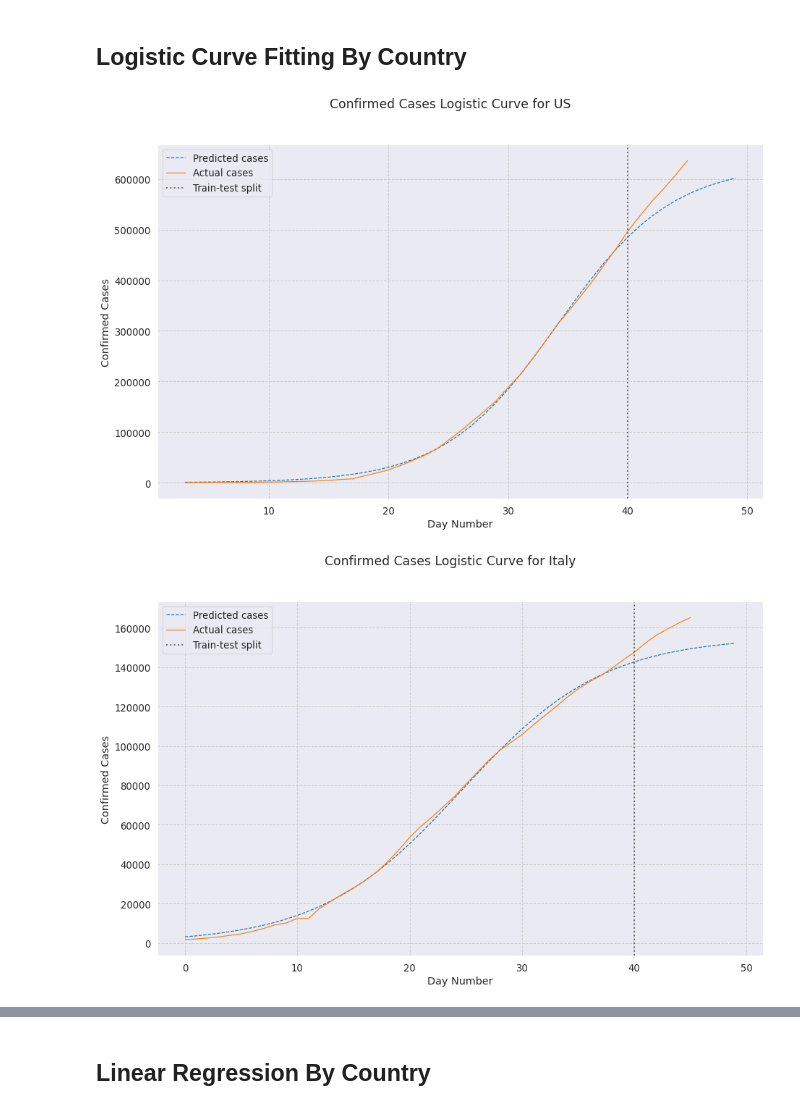
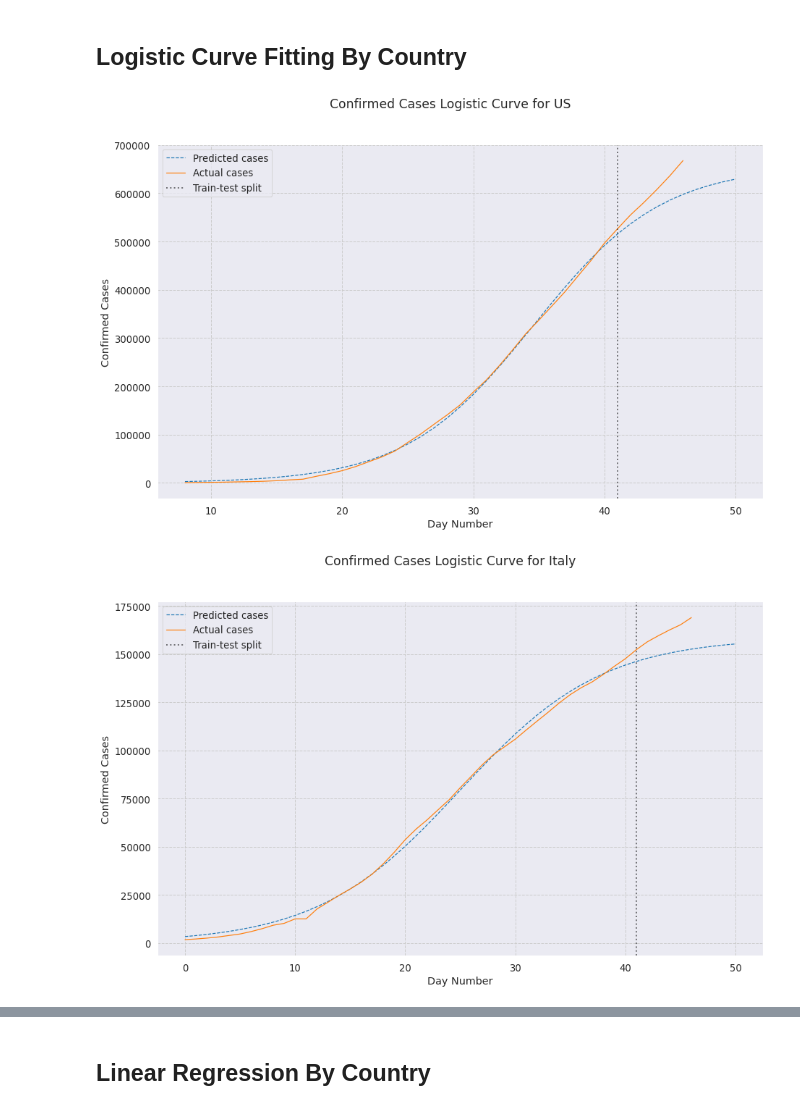
Before and after one commit to rdcolema/covid19-tracking, a Jupyter notebook: covid_forecasting.ipynb, the cells around one changed output, grey strips where cells are left out. Drawn from its saved outputs; the diff is of its cells as text; code cells hidden in the pictures.

```diff
--- a/covid_forecasting.ipynb
+++ b/covid_forecasting.ipynb
@@ -31,7 +31,7 @@ DATA_DIR = "csse_covid_19_daily_reports/"
 
 # Dates to model
 MIN_DATE = '2020-03-01'
-MAX_DATE = '2020-04-15'
+MAX_DATE = '2020-04-16'
 DATE_LIST = pd.date_range(MIN_DATE, MAX_DATE).strftime('%Y-%m-%d').tolist()
 
 # Individual countries to model
@@ -146,17 +146,17 @@ def plot_logistic(df, country_name, extrapolate=5, holdout=5):
 
     plt.show()
 # %%
-# Starting oubteak day number for logistic curves
+#### Starting oubteak day number for logistic curves
 LOGISTIC_START_DAYS = {
-    "US": 3,
-    "Spain": 8,
+    "US": 8,
+    "Spain": 6,
     "Italy": 0,
     "Germany": 0,
     "France": 0
 }
 
 for country_name in MODEL_COUNTRIES:
     plot_logistic(all_data, country_name, extrapolate=5, holdout=5)
 # %% [output]
-[figure, old version]
+[figure, new version]
-[figure, old version]
+[figure, new version]
```
Also changed, not shown: parts of 5 cells of this notebook, 2 other files.
